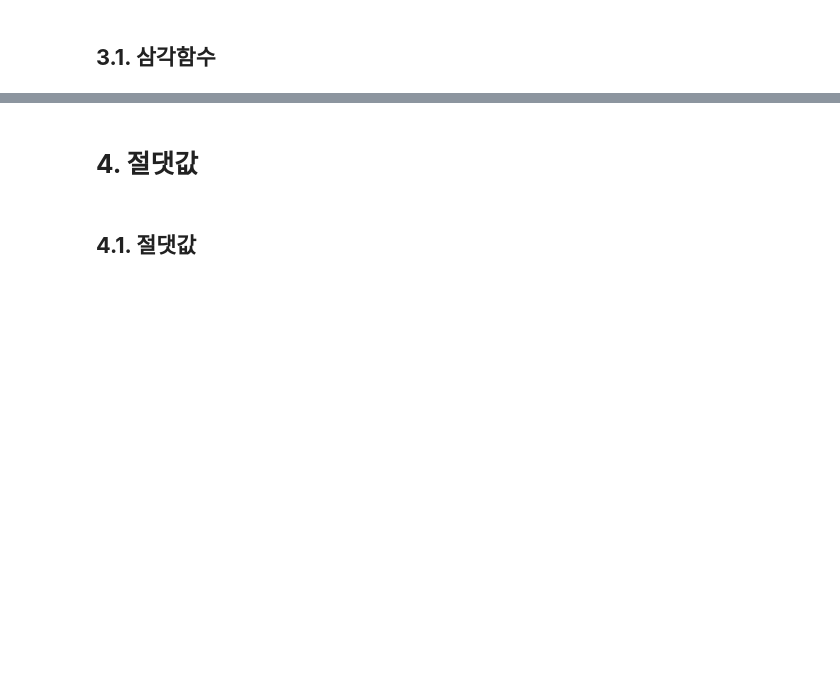
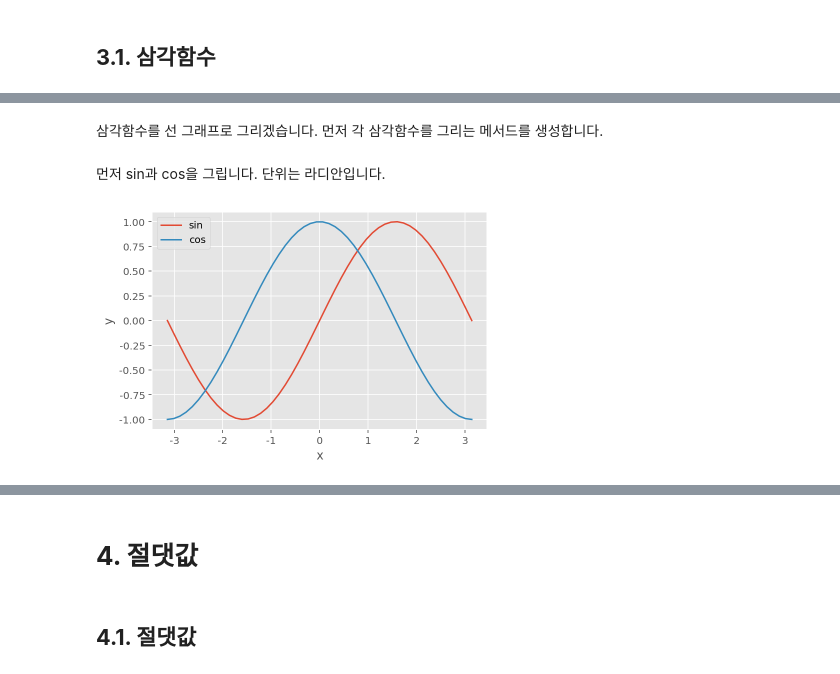
Before and after one commit to LeeSeungwon89/Artificial-intelligence-math, a Jupyter notebook: 1. 기초.ipynb, the cells around one changed output, grey strips where cells are left out. Cells and saved outputs as stored; diff of their text form; code cells hidden in the pictures; blank space fills up the shorter version.

```diff
--- a/1. 기초.ipynb
+++ b/1. 기초.ipynb
@@ -78,0 +135,30 @@ $x$의 지수 중에 가장 큰 것은 $n$입니다.
+# %% [markdown]
+삼각함수를 선 그래프로 그리겠습니다. 먼저 각 삼각함수를 그리는 메서드를 생성합니다.
+# %%
+def sin(x):
+    return np.sin(x)
+
+def cos(x):
+    return np.cos(x)
+
+def tan(x):
+    return np.tan(x)
+# %% [markdown]
+먼저 sin과 cos을 그립니다. 단위는 라디안입니다.
+# %%
+x = np.linspace(-np.pi, np.pi)    # 파이(원주율)을 구합니다.
+y_sin = sin(x)
+y_cos = cos(x)
+y_tan = tan(x)
+
+plt.style.use('ggplot')
+
+plt.plot(x, y_sin, label='sin')
+plt.plot(x, y_cos, label='cos')
+plt.xlabel('x')
+plt.ylabel('y')
+plt.legend()
+
+plt.show()
+# %% [output]
+[figure, added]
```
Also changed, not shown: parts of 5 cells of this notebook.
